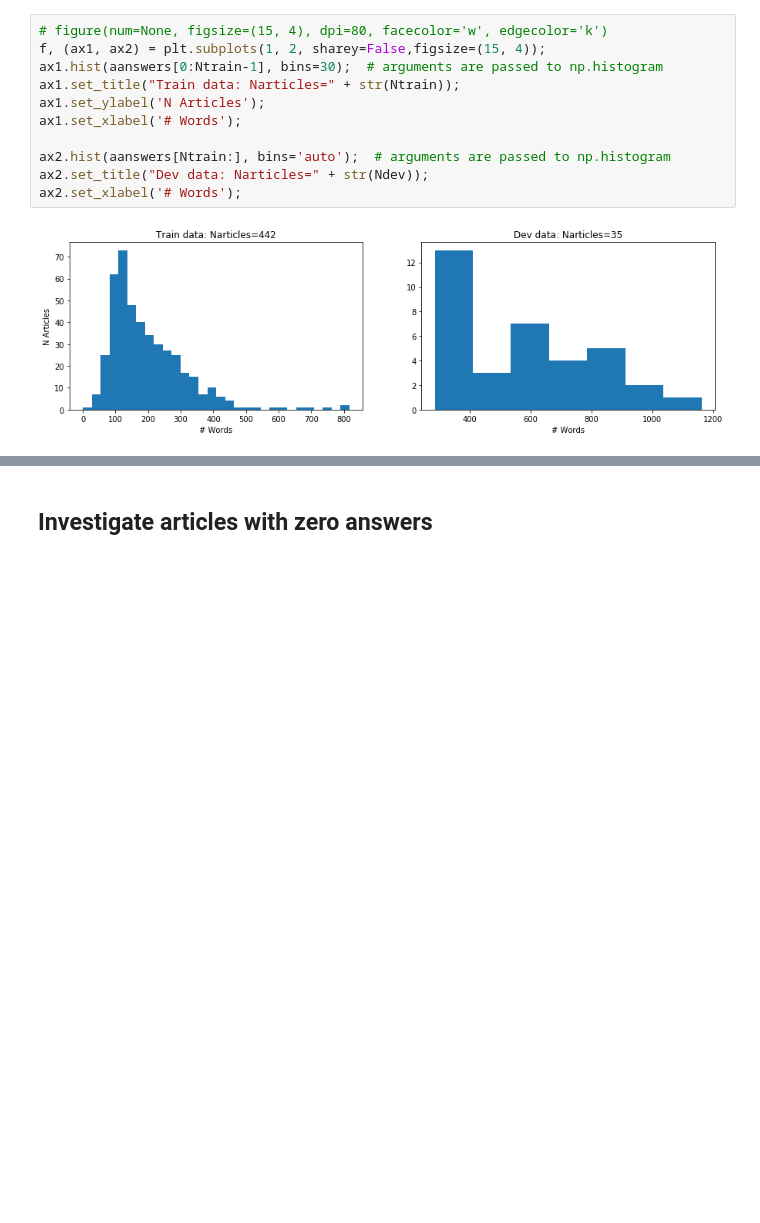
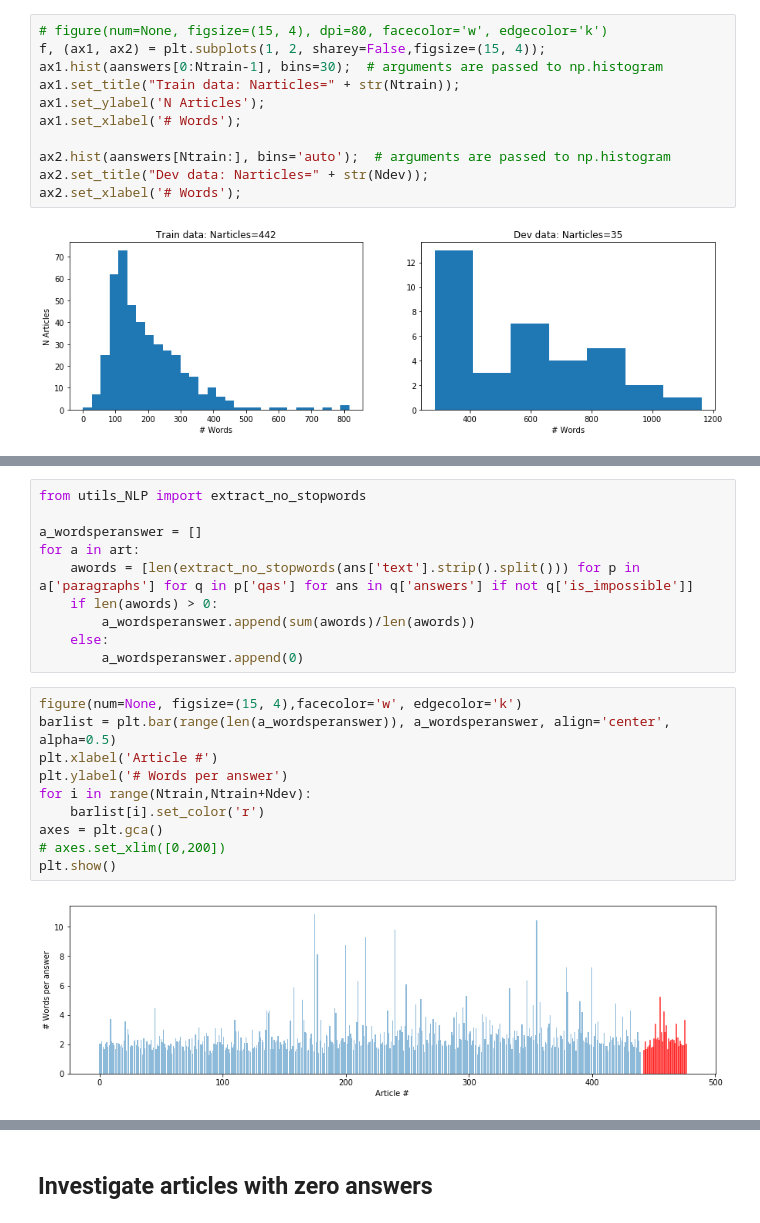
Before and after one commit to davestanley/mindpocket, a Jupyter notebook: play/data_EDA_SQuAD_stats.ipynb, the cells around one changed output, grey strips where cells are left out. Cells and saved outputs as stored; diff of their text form; blank space fills up the shorter version.

```diff
--- a/play/data_EDA_SQuAD_stats.ipynb
+++ b/play/data_EDA_SQuAD_stats.ipynb
@@ -242,0 +260,22 @@ ax2.set_xlabel('# Words');
+# %%
+from utils_NLP import extract_no_stopwords
+
+a_wordsperanswer = []
+for a in art:
+    awords = [len(extract_no_stopwords(ans['text'].strip().split())) for p in a['paragraphs'] for q in p['qas'] for ans in q['answers'] if not q['is_impossible']]
+    if len(awords) > 0:
+        a_wordsperanswer.append(sum(awords)/len(awords))
+    else:
+        a_wordsperanswer.append(0)
+# %%
+figure(num=None, figsize=(15, 4),facecolor='w', edgecolor='k')
+barlist = plt.bar(range(len(a_wordsperanswer)), a_wordsperanswer, align='center', alpha=0.5)
+plt.xlabel('Article #')
+plt.ylabel('# Words per answer')
+for i in range(Ntrain,Ntrain+Ndev):
+    barlist[i].set_color('r')
+axes = plt.gca()
+# axes.set_xlim([0,200])
+plt.show()
+# %% [output]
+[figure, added]
```
Also changed, not shown: parts of 16 cells of this notebook, 3 other files.
